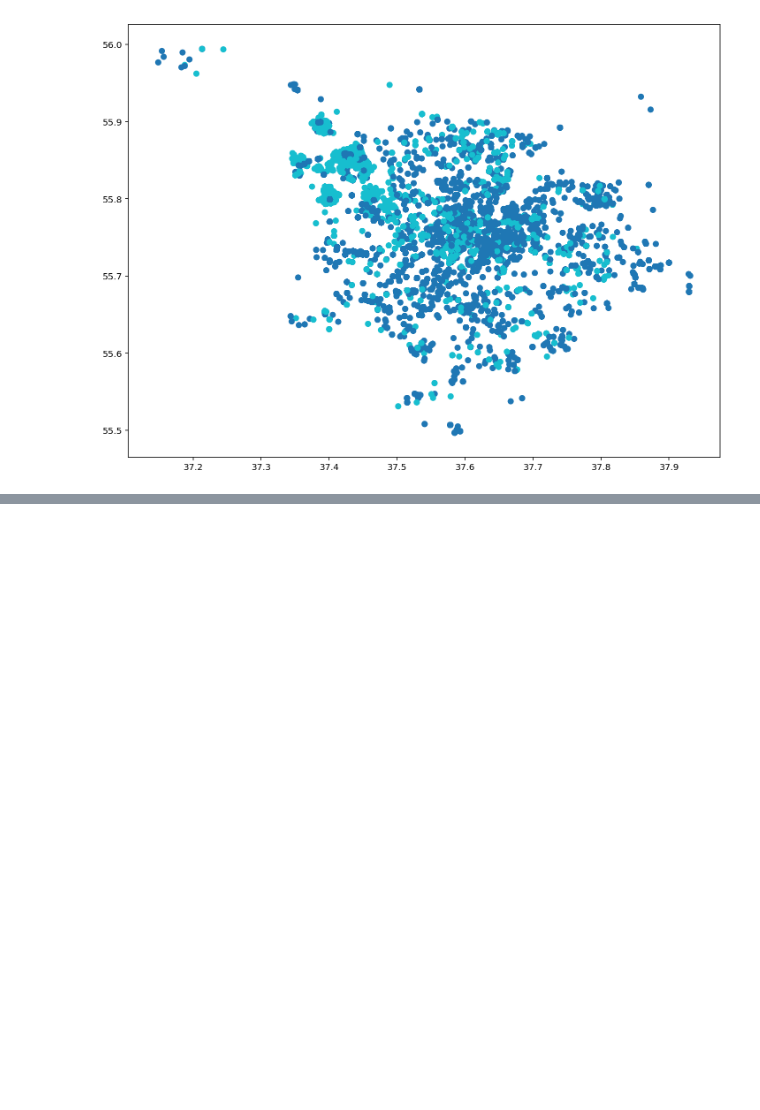
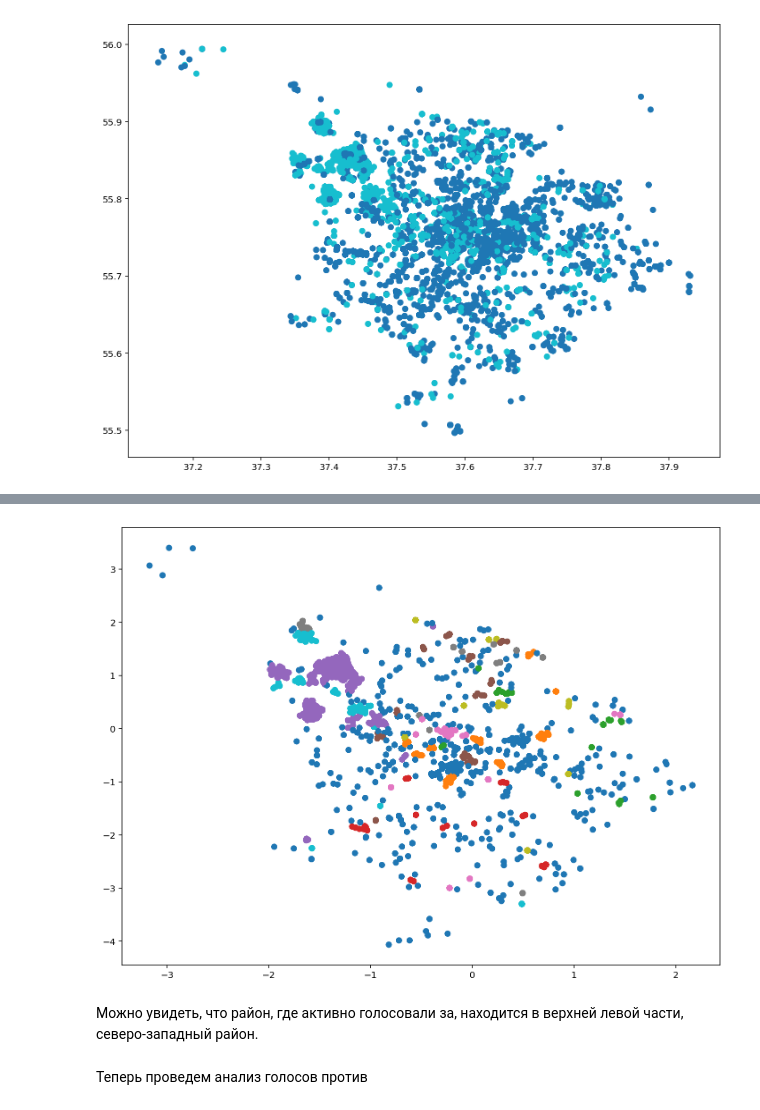
Before and after one commit to mrvanolog/Netology, a Jupyter notebook: Машинное обучение 2.0/Lesson5/homework clustering.ipynb, the cells around one changed output, grey strips where cells are left out. Drawn from its saved outputs; the diff is of its cells as text; code cells hidden in the pictures; blank space fills up the shorter version.

```diff
--- a/Машинное обучение 2.0/Lesson5/homework clustering.ipynb
+++ b/Машинное обучение 2.0/Lesson5/homework clustering.ipynb
@@ -103,0 +136,13 @@ print('Оптимальное число кластеров:', k_opt)
+# %%
+model_for_2 = DBSCAN(eps = 0.06)
+clusters_for_2 = model_for_2.fit_predict(X_for_scaled)
+# %%
+plt.figure(figsize=(12,9))
+plt.scatter(X_for_scaled[:, 0], X_for_scaled[:, 1], c=clusters_for_2, cmap='tab10')
+plt.show()
+# %% [output]
+[figure, added]
+# %% [markdown]
+Можно увидеть, что район, где активно голосовали за, находится в верхней левой части, северо-западный район.
+# %% [markdown]
+Теперь проведем анализ голосов против
```
Also changed, not shown: parts of 18 cells of this notebook.
